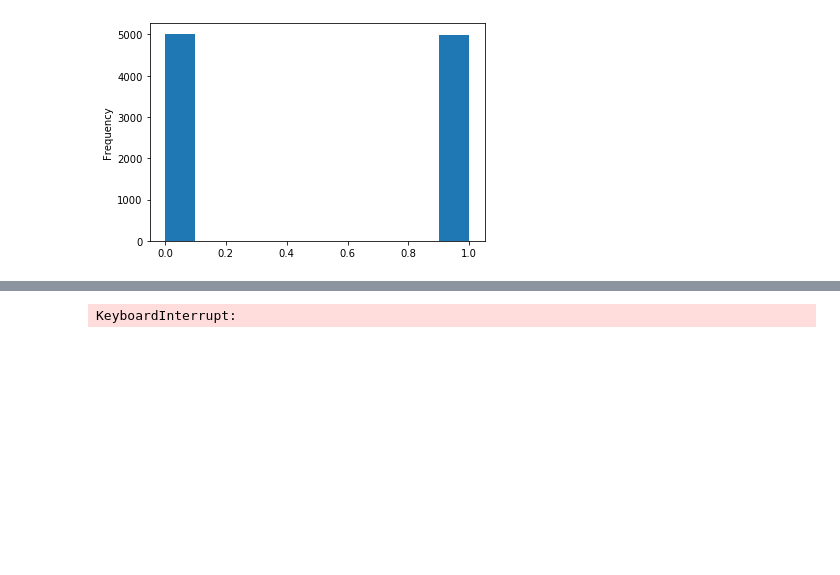
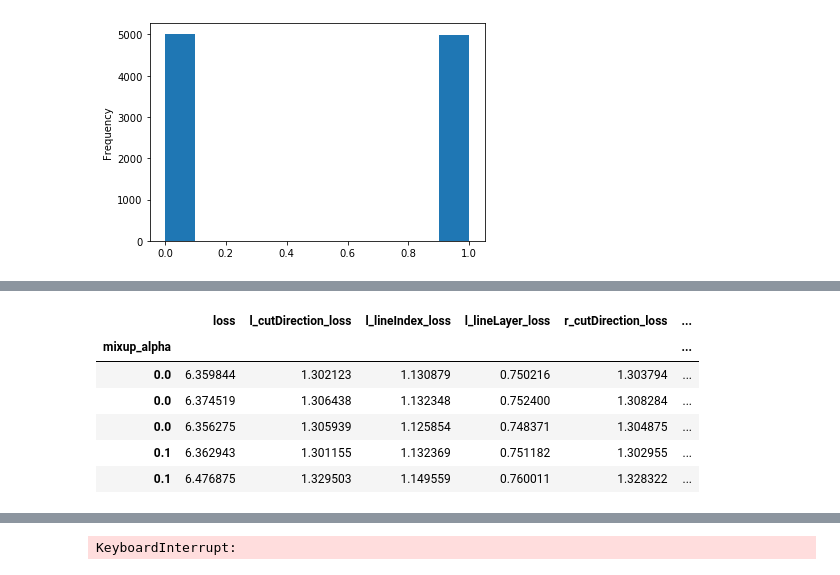
Before and after one commit to ronaldluc/DeepSaber, a Jupyter notebook: research/action_vectors/create_action_embeddings.ipynb, the cells around one changed output, grey strips where cells are left out. Saved outputs shown, nothing was run; the diff lists cells and outputs as text; code cells hidden in the pictures; blank space fills up the shorter version.

```diff
--- a/research/action_vectors/create_action_embeddings.ipynb
+++ b/research/action_vectors/create_action_embeddings.ipynb
@@ -836,0 +846,11 @@ work/
+# %%
+df = pd.read_csv('../../data/temp/config_test.csv', index_col=0)
+df.head()
+# %% [output]
+|  | loss | l_cutDirection_loss | l_lineIndex_loss | l_lineLayer_loss | r_cutDirection_loss | ... |
+| mixup_alpha |  |  |  |  |  | ... |
+| 0.0 | 6.359844 | 1.302123 | 1.130879 | 0.750216 | 1.303794 | ... |
+| 0.0 | 6.374519 | 1.306438 | 1.132348 | 0.752400 | 1.308284 | ... |
+| 0.0 | 6.356275 | 1.305939 | 1.125854 | 0.748371 | 1.304875 | ... |
+| 0.1 | 6.362943 | 1.301155 | 1.132369 | 0.751182 | 1.302955 | ... |
+| 0.1 | 6.476875 | 1.329503 | 1.149559 | 0.760011 | 1.328322 | ... |
```
Also changed, not shown: parts of 14 cells of this notebook, 9 other files.
